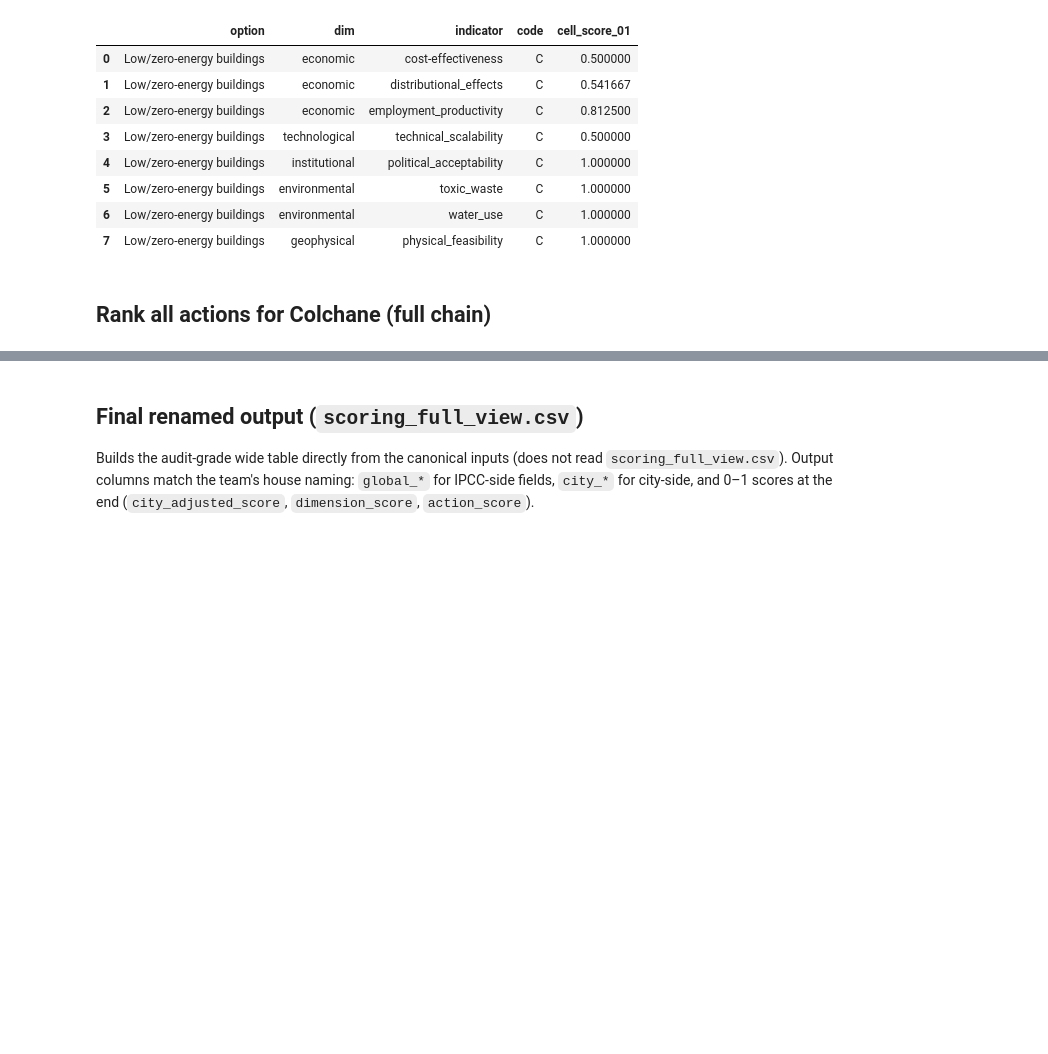
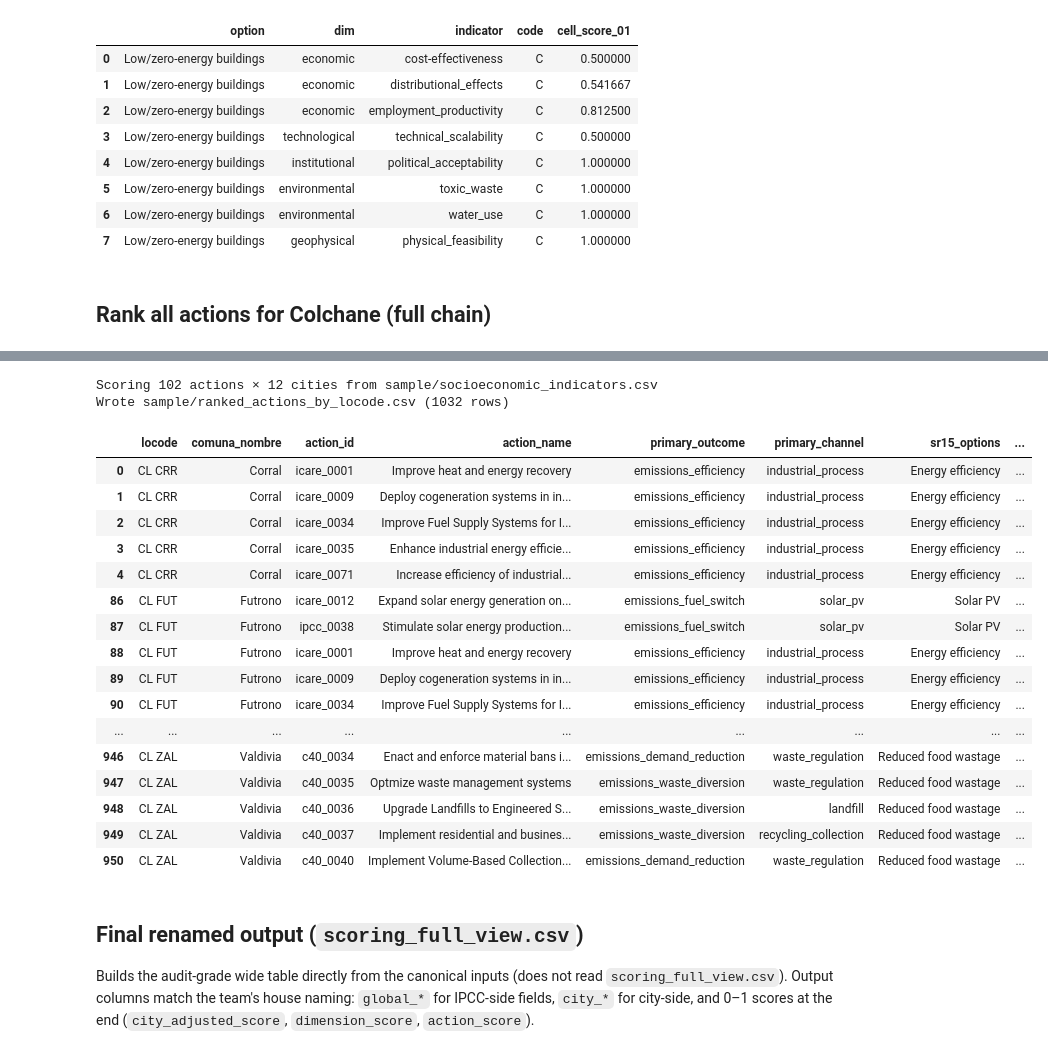
Before and after one commit to Open-Earth-Foundation/CityCatalyst-global-data, a Jupyter notebook: dataset-review/reviews/ipcc/ipcc-sr15-mitigation-feasibility/releases/2018/simple_scorer.ipynb, the cells around one changed output, grey strips where cells are left out. Saved outputs shown, nothing was run; the diff lists cells and outputs as text; code cells hidden in the pictures; blank space fills up the shorter version.

```diff
--- a/dataset-review/reviews/ipcc/ipcc-sr15-mitigation-feasibility/releases/2018/simple_scorer.ipynb
+++ b/dataset-review/reviews/ipcc/ipcc-sr15-mitigation-feasibility/releases/2018/simple_scorer.ipynb
@@ -13,7 +13,7 @@ BASE = './data'
 actions     = pd.read_csv(f'{BASE}/actions_to_sr15_mapping.csv')
 per_cell    = pd.read_csv(f'{BASE}/sr15_feasibility_per_cell.csv')
 ind_bridge  = pd.read_csv(f'{BASE}/sr15_indicator_to_city_indicator.csv')
-city_df     = pd.read_csv(f'{BASE}/sample_chile_indicators.csv')
+city_df     = pd.read_csv(f'sample/socioeconomic_indicators.csv')
 
 QUINT = {'very low':0.0, 'low':0.25, 'medium':0.5, 'high':0.75, 'very high':1.0}
 
@@ -267,3 +273,71 @@ ranked.head(20)
+# %%
+SOCIO_INDICATORS = 'sample/socioeconomic_indicators.csv'
+OUTPUT_DIR = 'sample'
+
+# Use MEED comuna indicators (long form: locode, attribute_type, attribute_category)
+city_df = pd.read_csv(SOCIO_INDICATORS)
+cities = city_df[['locode', 'comuna_nombre']].drop_duplicates().sort_values('locode').reset_index(drop=True)
+print(f'Scoring {len(actions)} actions × {len(cities)} cities from {SOCIO_INDICATORS}')
+
+results_by_locode = []
+for _, city in cities.iterrows():
+    locode = city['locode']
+    comuna = city['comuna_nombre']
+    for aid in actions['action_id']:
+        score, cells = score_action(aid, locode)
+        if score is None:
+            continue
+        a = actions[actions['action_id'] == aid].iloc[0]
+        dim_scores = cells.groupby('dim')['cell_score_01'].mean().to_dict()
+        results_by_locode.append({
+            'locode': locode,
+            'comuna_nombre': comuna,
+            'action_id': aid,
+            'action_name': a['action_name'][:60],
+            'primary_outcome': a['primary_outcome'],
+            'primary_channel': a['primary_channel'],
+            'sr15_options': a['sr15_options'],
+            'match_strength': a['match_strength'],
+            'n_ac_cells': len(cells),
+            'n_dims_scored': len(dim_scores),
+            'econ': round(dim_scores.get('economic', float('nan')), 2),
+            'tech': round(dim_scores.get('technological', float('nan')), 2),
+            'inst': round(dim_scores.get('institutional', float('nan')), 2),
+            'soc': round(dim_scores.get('socio_cultural', float('nan')), 2),
+            'env': round(dim_scores.get('environmental', float('nan')), 2),
+            'geo': round(dim_scores.get('geophysical', float('nan')), 2),
+            'score': round(score, 3),
+        })
+
+ranked_by_locode = (
+    pd.DataFrame(results_by_locode)
+    .sort_values(['locode', 'score'], ascending=[True, False])
+    .reset_index(drop=True)
+)
+out_path = f'{OUTPUT_DIR}/ranked_actions_by_locode.csv'
+ranked_by_locode.to_csv(out_path, index=False)
+print(f'Wrote {out_path} ({len(ranked_by_locode)} rows)')
+ranked_by_locode.groupby('locode').head(5)
+# %% [output]
+Scoring 102 actions × 12 cities from sample/socioeconomic_indicators.csv
+Wrote sample/ranked_actions_by_locode.csv (1032 rows)
+|  | locode | comuna_nombre | action_id | action_name | primary_outcome | primary_channel | sr15_options | ... |
+| 0 | CL CRR | Corral | icare_0001 | Improve heat and energy recovery | emissions_efficiency | industrial_process | Energy efficiency | ... |
+| 1 | CL CRR | Corral | icare_0009 | Deploy cogeneration systems in in... | emissions_efficiency | industrial_process | Energy efficiency | ... |
+| 2 | CL CRR | Corral | icare_0034 | Improve Fuel Supply Systems for I... | emissions_efficiency | industrial_process | Energy efficiency | ... |
+| 3 | CL CRR | Corral | icare_0035 | Enhance industrial energy efficie... | emissions_efficiency | industrial_process | Energy efficiency | ... |
+| 4 | CL CRR | Corral | icare_0071 | Increase efficiency of industrial... | emissions_efficiency | industrial_process | Energy efficiency | ... |
+| 86 | CL FUT | Futrono | icare_0012 | Expand solar energy generation on... | emissions_fuel_switch | solar_pv | Solar PV | ... |
+| 87 | CL FUT | Futrono | ipcc_0038 | Stimulate solar energy production... | emissions_fuel_switch | solar_pv | Solar PV | ... |
+| 88 | CL FUT | Futrono | icare_0001 | Improve heat and energy recovery | emissions_efficiency | industrial_process | Energy efficiency | ... |
+| 89 | CL FUT | Futrono | icare_0009 | Deploy cogeneration systems in in... | emissions_efficiency | industrial_process | Energy efficiency | ... |
+| 90 | CL FUT | Futrono | icare_0034 | Improve Fuel Supply Systems for I... | emissions_efficiency | industrial_process | Energy efficiency | ... |
+| ... | ... | ... | ... | ... | ... | ... | ... | ... |
+| 946 | CL ZAL | Valdivia | c40_0034 | Enact and enforce material bans i... | emissions_demand_reduction | waste_regulation | Reduced food wastage | ... |
+| 947 | CL ZAL | Valdivia | c40_0035 | Optmize waste management systems | emissions_waste_diversion | waste_regulation | Reduced food wastage | ... |
+| 948 | CL ZAL | Valdivia | c40_0036 | Upgrade Landfills to Engineered S... | emissions_waste_diversion | landfill | Reduced food wastage | ... |
+| 949 | CL ZAL | Valdivia | c40_0037 | Implement residential and busines... | emissions_waste_diversion | recycling_collection | Reduced food wastage | ... |
+| 950 | CL ZAL | Valdivia | c40_0040 | Implement Volume-Based Collection... | emissions_demand_reduction | waste_regulation | Reduced food wastage | ... |
 # %% [markdown]
 ## Final renamed output (`scoring_full_view.csv`)
 
```
Also changed, not shown: parts of 3 cells of this notebook, 56 other files.
